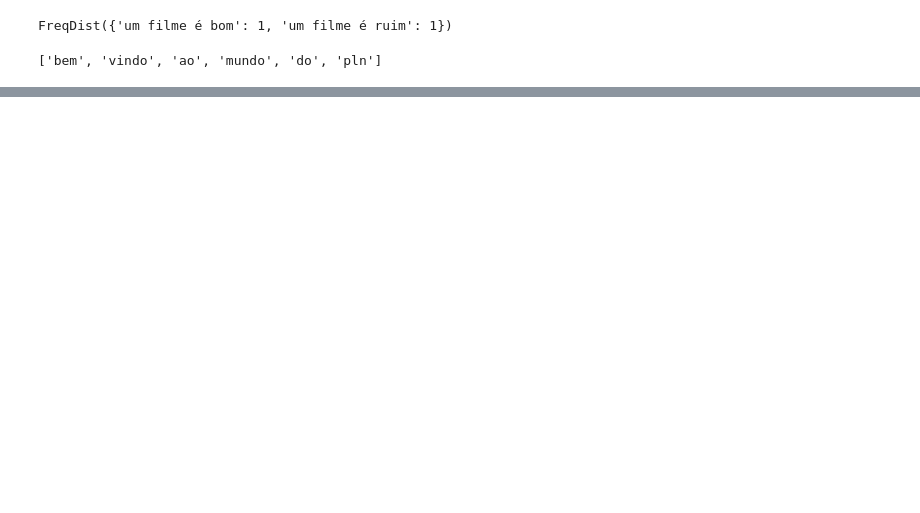
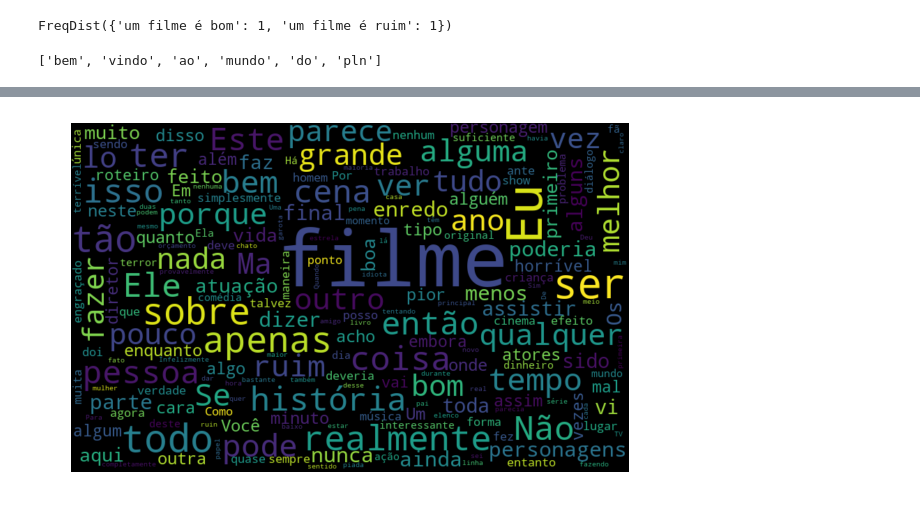
Before and after one commit to leonardocroda/DataScience, a Jupyter notebook: 3 - Processamento de Linguagem Natural - 1/PLN.ipynb, the cells around one changed output, grey strips where cells are left out. Saved outputs shown, nothing was run; the diff lists cells and outputs as text; code cells hidden in the pictures; blank space fills up the shorter version.

```diff
--- a/3 - Processamento de Linguagem Natural - 1/PLN.ipynb
+++ b/3 - Processamento de Linguagem Natural - 1/PLN.ipynb
@@ -213,0 +257,4 @@ dr_frequencia.nlargest(columns= "Frequencia", n=50)
+# %%
+nuvem_palavras_neg(resenha, "tratamento_1")
+# %% [output]
+[figure, added]
```
Also changed, not shown: parts of 14 cells of this notebook.
